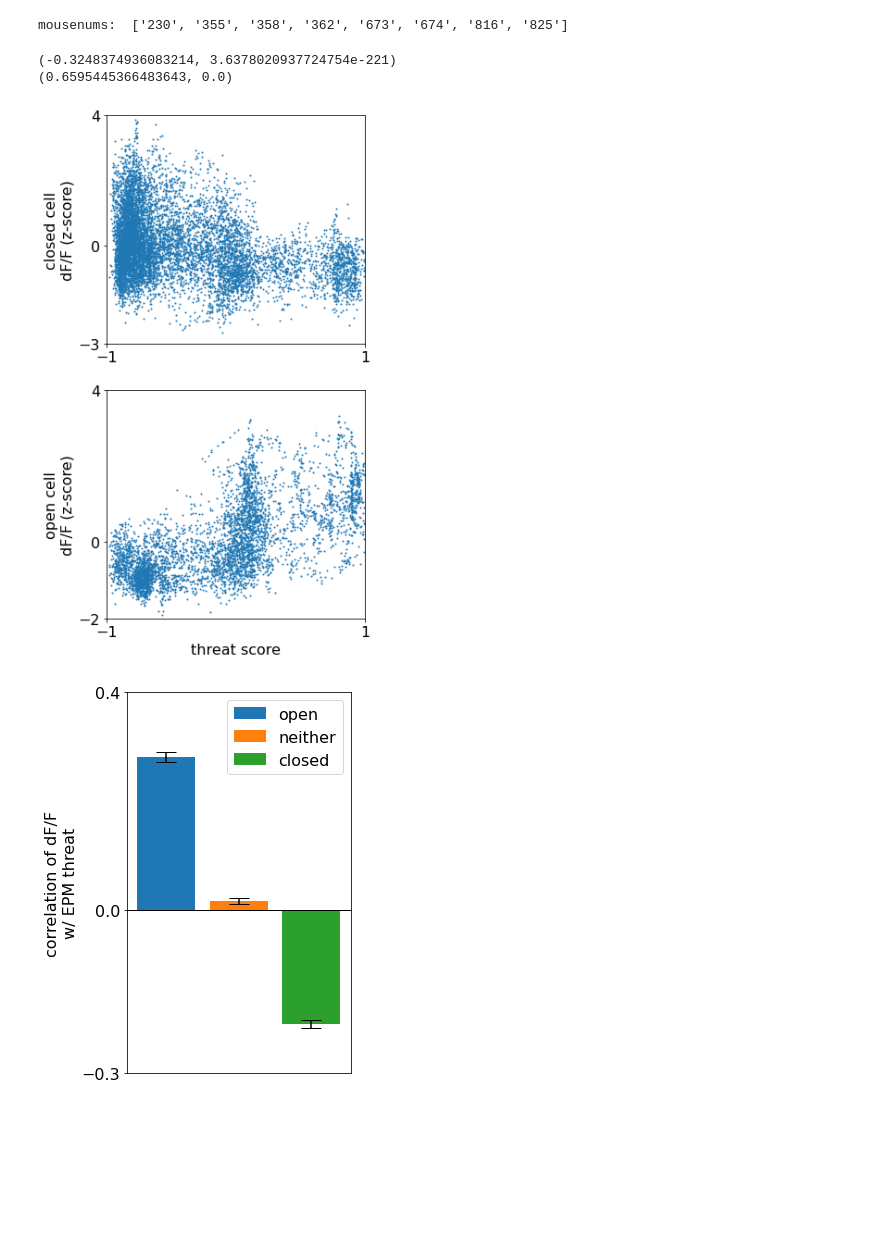
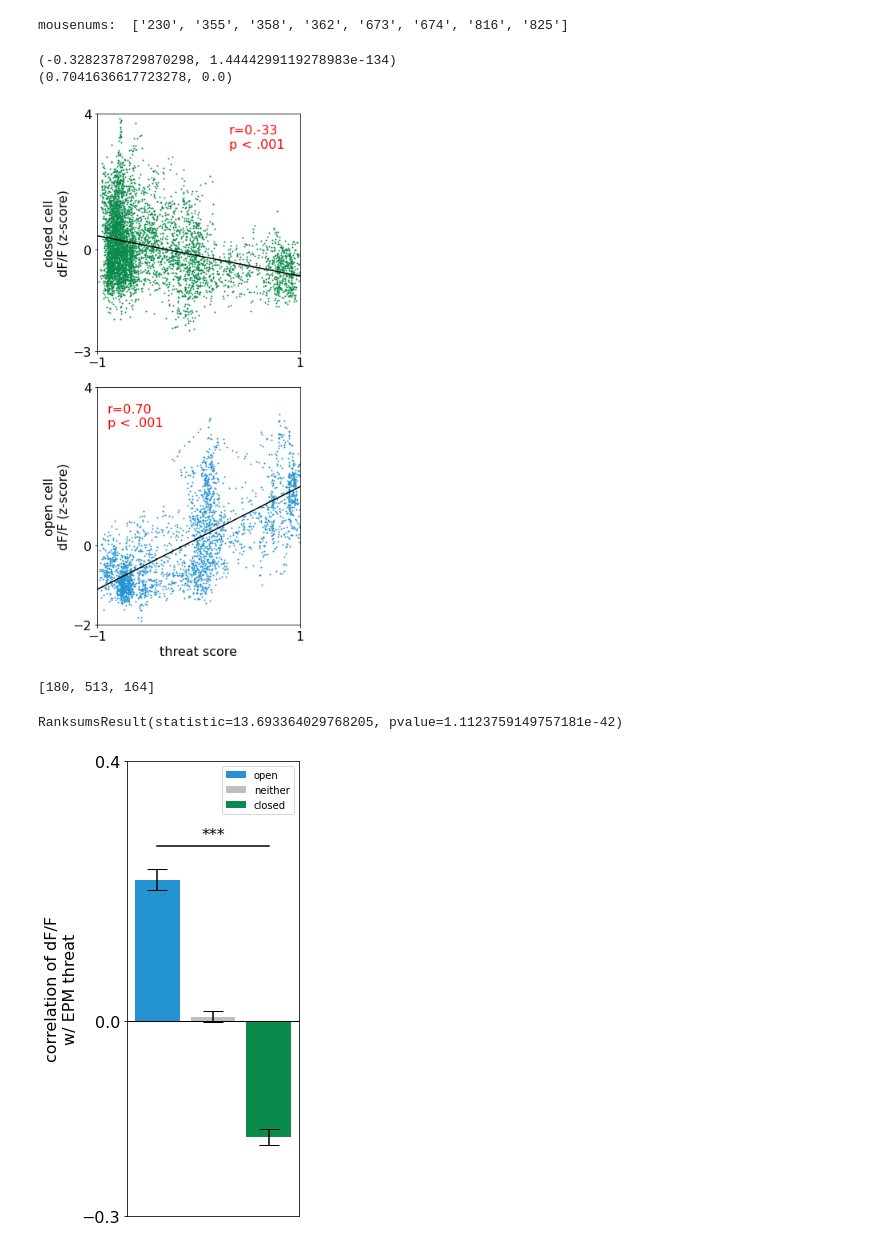
Before and after one commit to johannes-lee/eLife_dPAG-ensembles-represent-approach-and-avoidance-states, a Jupyter notebook: elife_2G.ipynb, the cells around one changed output. Cells and saved outputs as stored; diff of their text form; code cells hidden in the pictures; blank space fills up the shorter version.

```diff
--- a/elife_2G.ipynb
+++ b/elife_2G.ipynb
@@ -5,61 +5,87 @@ from helpers import *
 # %% [output]
 mousenums:  ['230', '355', '358', '362', '673', '674', '816', '825']
 # %%
+# using 40-60 split
 rs = []
 cta = []
 for mouse in mousenums:
     track, neur, behav = getdicts(foldnames, mouse, 'epm')
+
     calc = getcalc(foldnames, mouse, 'epm')
     calc = zscore(calc)
     numCells = calc.shape[1]
     threat = epmthreat(track['mouse_positionMS'], behav)
 
+    L1 = int(0.4*calc.shape[0])
+    L2 = L1 + 75
+
+    for key in ['o1Ind', 'o2Ind', 'c1Ind', 'c2Ind']:
+        behav[key] = behav[key][behav[key] < L1]
+
     for c in range(numCells):
-        ctype = celltypebehav(calc[:, c], behav)
+        ctype = celltypebehav(calc[0:L1, c], behav)
         cta.append(ctype)
-        r = pearsonr(calc[:, c], threat)[0]
+        r = pearsonr(calc[L2:None, c], threat[L2:None])[0]
         rs.append(r)
         if len(rs) == 461:
-            c_pos = calc[:, c]
-            t_pos = threat
+            c_pos = calc[L2:None, c]
+            t_pos = threat[L2:None]
         if len(rs) == 183:
-            c_neg = calc[:, c]
-            t_neg = threat
+            c_neg = calc[L2:None, c]
+            t_neg = threat[L2:None]
 
 rs = np.array(rs)
 cta = np.array(cta)
+# %%
+colors = [[35, 147, 209], [191, 191, 191], [10, 138, 75]]
+colors = np.array(colors)/255.0
 # %%
 plt.figure(figsize=(5, 10))
 
 plt.subplot(2, 1, 1)
-plt.scatter(t_neg, c_neg, s=1)
+plt.scatter(t_neg, c_neg, s=1, color=colors[2])
 plt.xlim(-1, 1)
 plt.xticks([-1, 1])
 plt.ylim(-3, 4)
 plt.yticks([-3, 0, 4])
 plt.ylabel('closed cell\ndF/F (z-score)')
 print(pearsonr(t_neg, c_neg))
+plt.text(0.3, 3.0, 'r=0.-33\np < .001', c='r')
+
+lr = LR()
+lr.fit(t_neg.reshape((-1, 1)), c_neg)
+plt.plot(plt.xlim(), lr.predict(np.array(plt.xlim()).reshape((-1, 1))), 'k')
 
 plt.subplot(2, 1, 2)
-plt.scatter(t_pos, c_pos, s=1)
+plt.scatter(t_pos, c_pos, s=1, color=colors[0])
 plt.xlim(-1, 1)
 plt.xticks([-1, 1])
 plt.ylim(-2, 4)
 plt.yticks([-2, 0, 4])
 plt.xlabel('threat score')
 plt.ylabel('open cell\ndF/F (z-score)')
 print(pearsonr(t_pos, c_pos))
+plt.text(-0.9, 3.0, 'r=0.70\np < .001', c='r')
 
+lr = LR()
+lr.fit(t_pos.reshape((-1, 1)), c_pos)
+plt.plot(plt.xlim(), lr.predict(np.array(plt.xlim()).reshape((-1, 1))), 'k')
+
+plt.tight_layout()
 plt.savefig('./elife_figs/2Gl.svg')
 # %% [output]
-(-0.3248374936083214, 3.6378020937724754e-221)
-(0.6595445366483643, 0.0)
+(-0.3282378729870298, 1.4444299119278983e-134)
+(0.7041636617723278, 0.0)
-[figure, old version]
+[figure, new version]
+# %%
+[np.sum(cta==typ) for typ in ['o', 'n', 'c']]
+# %% [output]
+[180, 513, 164]
 # %%
 plt.figure(figsize=(4, 7))
 for i, typ in enumerate(['o', 'n', 'c']):
-    plt.bar(i, np.mean(rs[cta==typ]))
-plt.legend(['open', 'neither', 'closed'])
+    plt.bar(i, np.mean(rs[cta==typ]), color=colors[i])
+plt.legend(['open', 'neither', 'closed'], prop={'size': 10})
 for i, typ in enumerate(['o', 'n', 'c']):
     plt.errorbar(i, np.mean(rs[cta==typ]), sem(rs[cta==typ]), fmt='k_', ms=0, capsize=10)
 plt.ylabel('correlation of dF/F\nw/ EPM threat')
@@ -67,6 +93,12 @@ plt.ylim(-0.3, 0.4)
 plt.yticks([-0.3, 0, 0.4])
 plt.xticks([])
 plt.plot(0, 0, 'k_', ms=2000)
+plt.plot([0, 2], [0.27, 0.27], 'k')
+plt.text(1, 0.28, '***', ha='center')
+
+print(ranksums(rs[cta=='o'], rs[cta=='c']))
+plt.tight_layout()
 plt.savefig('./elife_figs/2Gr.svg')
 # %% [output]
+RanksumsResult(statistic=13.693364029768205, pvalue=1.1123759149757181e-42)
-[figure, old version]
+[figure, new version]
```
Also changed, not shown: 15 other files.
